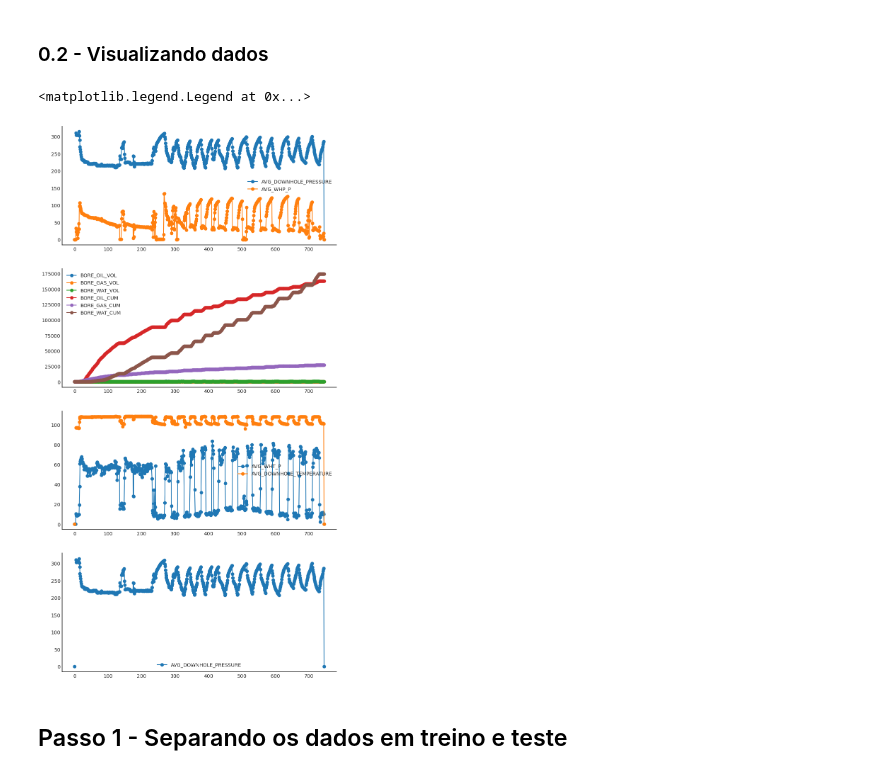
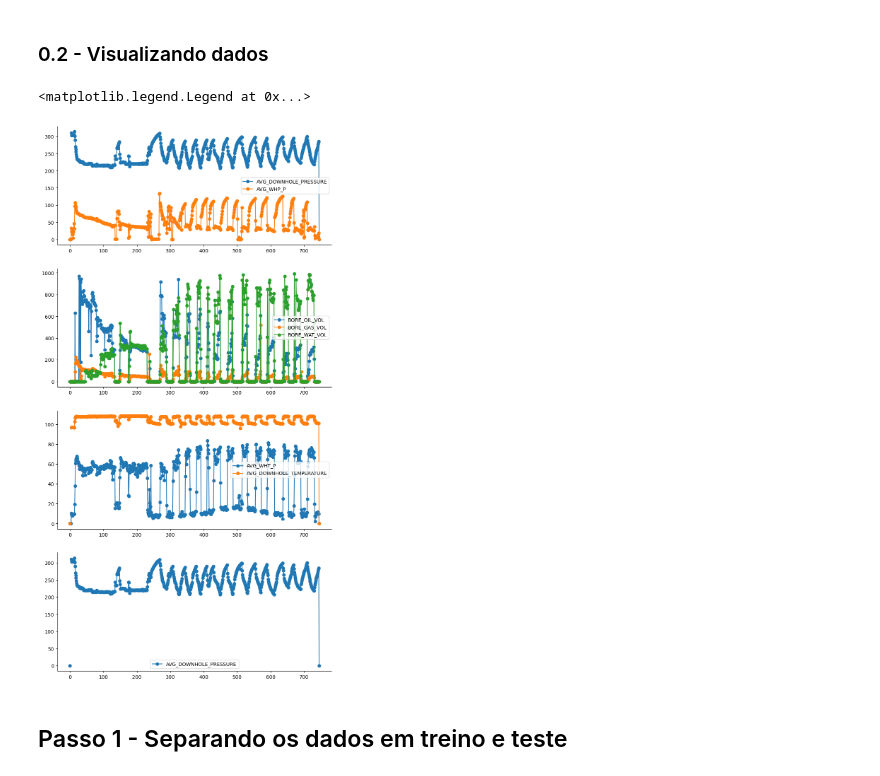
Before and after one commit to prj-phcp/SYSID_Trabalho, a Jupyter notebook: Volve-Dataset/Identificacao05.ipynb, the cells around one changed output. Saved outputs shown, nothing was run; the diff lists cells and outputs as text; code cells hidden in the pictures.

```diff
--- a/Volve-Dataset/Identificacao05.ipynb
+++ b/Volve-Dataset/Identificacao05.ipynb
@@ -68,14 +68,14 @@ filt_vars_IN_Q =  [
         'BORE_OIL_VOL',
         'BORE_GAS_VOL',
         'BORE_WAT_VOL',
-        'BORE_OIL_CUM',
-        'BORE_GAS_CUM',
-        'BORE_WAT_CUM',
+        #'BORE_OIL_CUM',
+        #'BORE_GAS_CUM',
+        #'BORE_WAT_CUM',
 ]
 
 filt_vars_IN_QINJ = [
         'BORE_WI_VOL',
-        'BORE_WI_CUM',
+        #'BORE_WI_CUM',
 ]
 
 filt_vars_IN_P = [
@@ -87,34 +87,34 @@ filt_vars_IN_P = [
         # 'AVG_CHOKE_UOM',
         # 'DP_CHOKE_SIZE',
 ]
 
 filt_vars_IN_T = [
         'AVG_WHT_P',
         'AVG_DOWNHOLE_TEMPERATURE',
 ]
 
 filt_vars_OUT = [
         #'BORE_OIL_VOL',
         'AVG_DOWNHOLE_PRESSURE',
 ]
 
 time = data_case['N']
 fig, ax = plt.subplots(4,1, figsize=(10, 20))
 for var in filt_vars_IN_P:
     ax[0].plot(time, data_case[var], '-o', label=var)
 for var in filt_vars_IN_Q:
     ax[1].plot(time, data_case[var], '-o', label=var)
 for var in filt_vars_IN_T:
     ax[2].plot(time, data_case[var], '-o', label=var)
 for var in filt_vars_OUT:
     ax[3].plot(time, data_case[var], '-o', label=var)
 ax[0].legend()
 ax[1].legend()
 ax[2].legend()
 ax[3].legend()
 # %% [output]
 <matplotlib.legend.Legend at 0x...>
-[figure, old version]
+[figure, new version]
 # %%
 data_case = data_case.set_index('DATEPRD')
 data_case = data_case[filt_vars_IN_Q + filt_vars_IN_P + filt_vars_IN_T]
```
Also changed, not shown: parts of 11 cells of this notebook, 8 other files.
